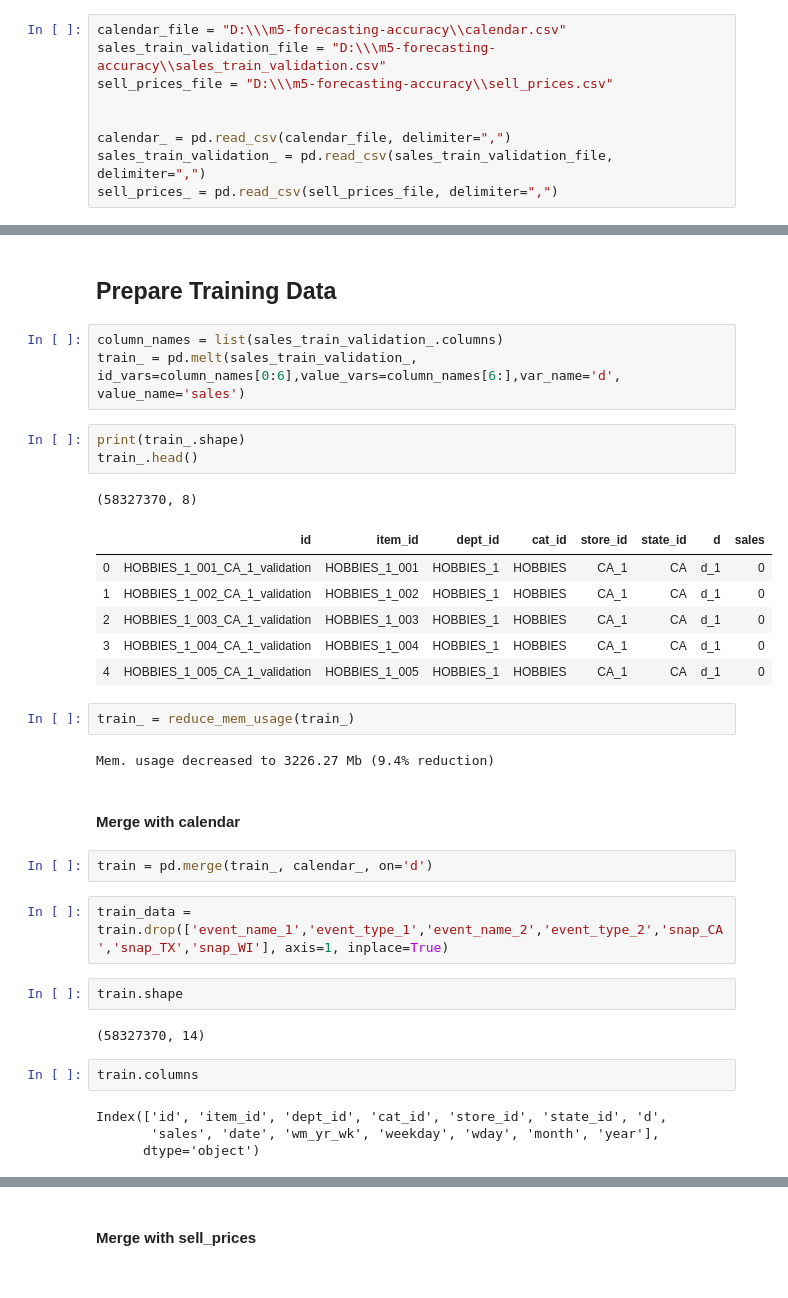
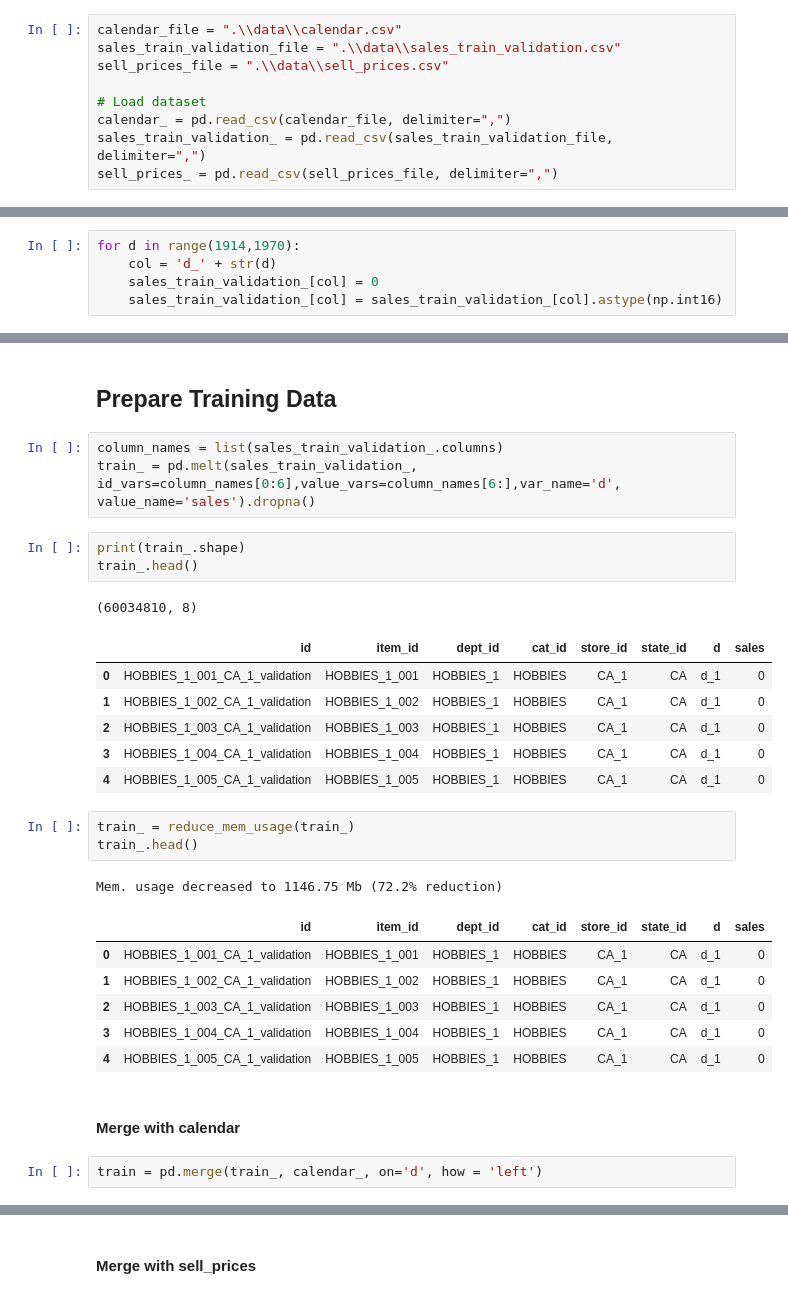
Before and after one commit to avneet14027/LSDA-CourseProject-29, a Jupyter notebook: Features.ipynb, the cells around one changed output, grey strips where cells are left out. Saved outputs shown, nothing was run; the diff lists cells and outputs as text.

```diff
--- a/Features.ipynb
+++ b/Features.ipynb
@@ -31,11 +34,11 @@ def reduce_mem_usage(df, verbose=True):
     if verbose: print('Mem. usage decreased to {:5.2f} Mb ({:.1f}% reduction)'.format(end_mem, 100 * (start_mem - end_mem) / start_mem))
     return df
 # %%
-calendar_file = "D:\\\m5-forecasting-accuracy\\calendar.csv"
-sales_train_validation_file = "D:\\\m5-forecasting-accuracy\\sales_train_validation.csv"
-sell_prices_file = "D:\\\m5-forecasting-accuracy\\sell_prices.csv"
+calendar_file = ".\\data\\calendar.csv"
+sales_train_validation_file = ".\\data\\sales_train_validation.csv"
+sell_prices_file = ".\\data\\sell_prices.csv"
 
-
+# Load dataset
 calendar_ = pd.read_csv(calendar_file, delimiter=",")
 sales_train_validation_ = pd.read_csv(sales_train_validation_file, delimiter=",")
 sell_prices_ = pd.read_csv(sell_prices_file, delimiter=",")
@@ -46,3 +49,8 @@ Mem. usage decreased to  0.12 Mb (41.9% reduction)
+# %%
+for d in range(1914,1970):
+    col = 'd_' + str(d)
+    sales_train_validation_[col] = 0
+    sales_train_validation_[col] = sales_train_validation_[col].astype(np.int16)
 # %%
 sell_prices_ = reduce_mem_usage(sell_prices_)
 # %% [output]
@@ -85,12 +93,12 @@ sell_prices_.head()
 ## Prepare Training Data
 # %%
 column_names = list(sales_train_validation_.columns)
-train_ = pd.melt(sales_train_validation_, id_vars=column_names[0:6],value_vars=column_names[6:],var_name='d', value_name='sales')
+train_ = pd.melt(sales_train_validation_, id_vars=column_names[0:6],value_vars=column_names[6:],var_name='d', value_name='sales').dropna()
 # %%
 print(train_.shape)
 train_.head()
 # %% [output]
-(58327370, 8)
+(60034810, 8)
 |  | id | item_id | dept_id | cat_id | store_id | state_id | d | sales |
 | 0 | HOBBIES_1_001_CA_1_validation | HOBBIES_1_001 | HOBBIES_1 | HOBBIES | CA_1 | CA | d_1 | 0 |
 | 1 | HOBBIES_1_002_CA_1_validation | HOBBIES_1_002 | HOBBIES_1 | HOBBIES | CA_1 | CA | d_1 | 0 |
@@ -99,21 +107,16 @@ train_.head()
 | 4 | HOBBIES_1_005_CA_1_validation | HOBBIES_1_005 | HOBBIES_1 | HOBBIES | CA_1 | CA | d_1 | 0 |
 # %%
 train_ = reduce_mem_usage(train_)
+train_.head()
 # %% [output]
-Mem. usage decreased to 3226.27 Mb (9.4% reduction)
+Mem. usage decreased to 1146.75 Mb (72.2% reduction)
+|  | id | item_id | dept_id | cat_id | store_id | state_id | d | sales |
+| 0 | HOBBIES_1_001_CA_1_validation | HOBBIES_1_001 | HOBBIES_1 | HOBBIES | CA_1 | CA | d_1 | 0 |
+| 1 | HOBBIES_1_002_CA_1_validation | HOBBIES_1_002 | HOBBIES_1 | HOBBIES | CA_1 | CA | d_1 | 0 |
+| 2 | HOBBIES_1_003_CA_1_validation | HOBBIES_1_003 | HOBBIES_1 | HOBBIES | CA_1 | CA | d_1 | 0 |
+| 3 | HOBBIES_1_004_CA_1_validation | HOBBIES_1_004 | HOBBIES_1 | HOBBIES | CA_1 | CA | d_1 | 0 |
+| 4 | HOBBIES_1_005_CA_1_validation | HOBBIES_1_005 | HOBBIES_1 | HOBBIES | CA_1 | CA | d_1 | 0 |
 # %% [markdown]
 #### Merge with calendar
 # %%
-train = pd.merge(train_, calendar_, on='d')
+train = pd.merge(train_, calendar_, on='d', how = 'left')
-# %%
-train_data = train.drop(['event_name_1','event_type_1','event_name_2','event_type_2','snap_CA','snap_TX','snap_WI'], axis=1, inplace=True)
-# %%
-train.shape
-# %% [output]
-(58327370, 14)
-# %%
-train.columns
-# %% [output]
-Index(['id', 'item_id', 'dept_id', 'cat_id', 'store_id', 'state_id', 'd',
-       'sales', 'date', 'wm_yr_wk', 'weekday', 'wday', 'month', 'year'],
-      dtype='object')
```
Also changed, not shown: parts of 33 cells of this notebook.
